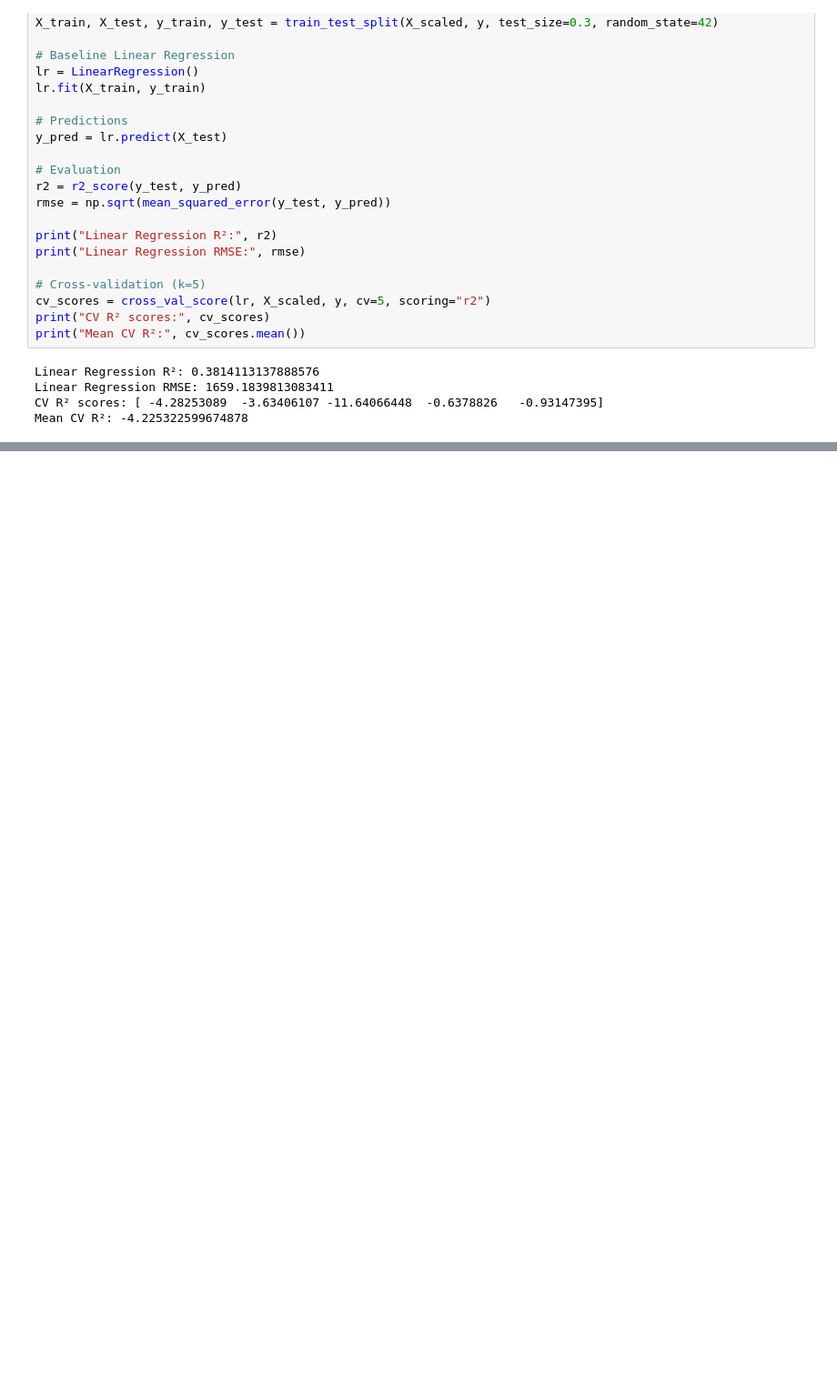
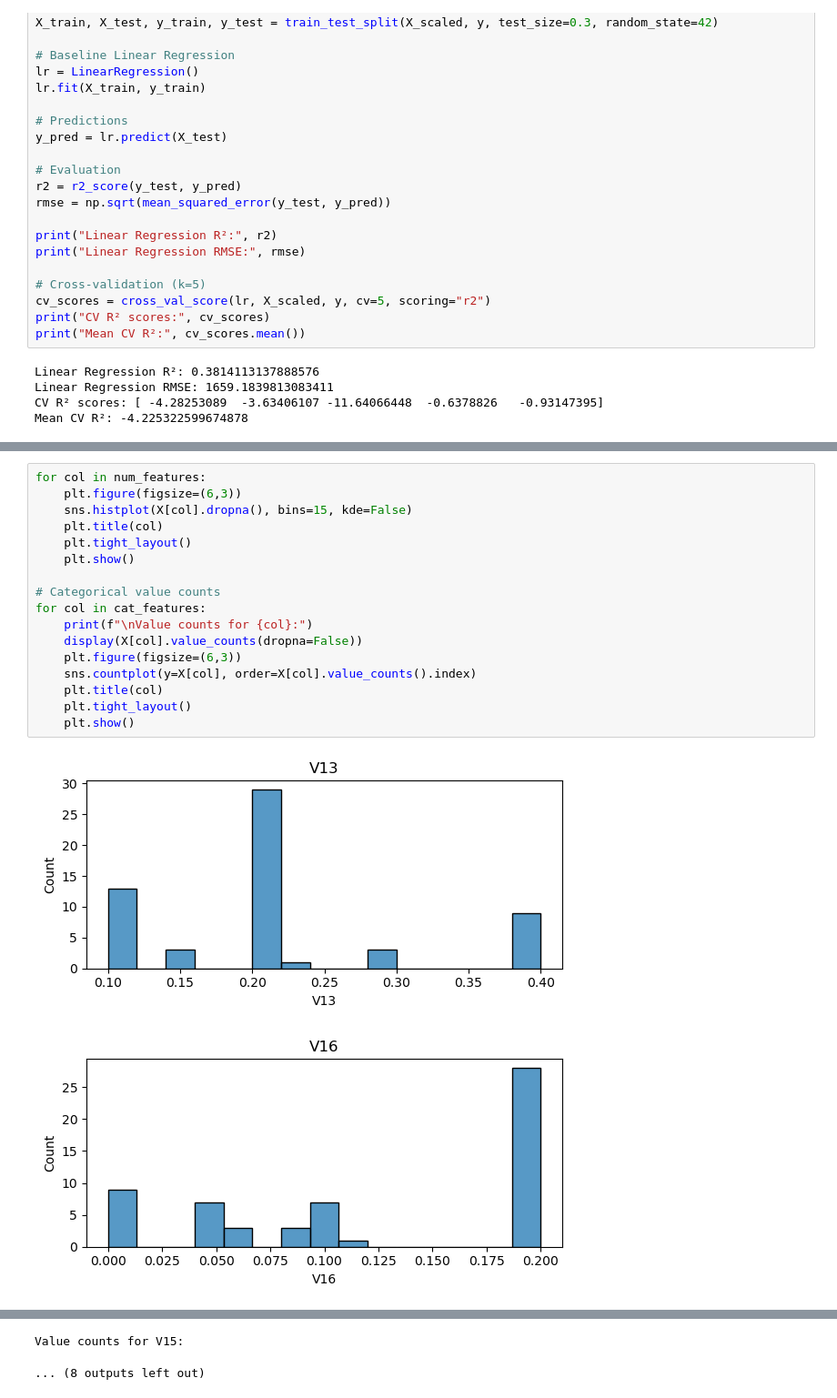
Before and after one commit to hariharan14-bit/Data_science_for_process_engineering, a Jupyter notebook: Exercise/Task 1.ipynb, the cells around one changed output, grey strips where cells are left out. Shown at 91% size. Drawn from its saved outputs; the diff is of its cells as text; blank space fills up the shorter version.

```diff
--- a/Exercise/Task 1.ipynb
+++ b/Exercise/Task 1.ipynb
@@ -172,0 +320,20 @@ Mean CV R²: -4.225322599674878
+# %%
+for col in num_features:
+    plt.figure(figsize=(6,3))
+    sns.histplot(X[col].dropna(), bins=15, kde=False)
+    plt.title(col)
+    plt.tight_layout()
+    plt.show()
+
+# Categorical value counts
+for col in cat_features:
+    print(f"\nValue counts for {col}:")
+    display(X[col].value_counts(dropna=False))
+    plt.figure(figsize=(6,3))
+    sns.countplot(y=X[col], order=X[col].value_counts().index)
+    plt.title(col)
+    plt.tight_layout()
+    plt.show()
+# %% [output]
+[figure, added]
+[figure, added]
@@ -172,0 +349,2 @@ Mean CV R²: -4.225322599674878
+Value counts for V15:
+... (8 outputs left out)
```
Also changed, not shown: parts of 30 cells of this notebook.
